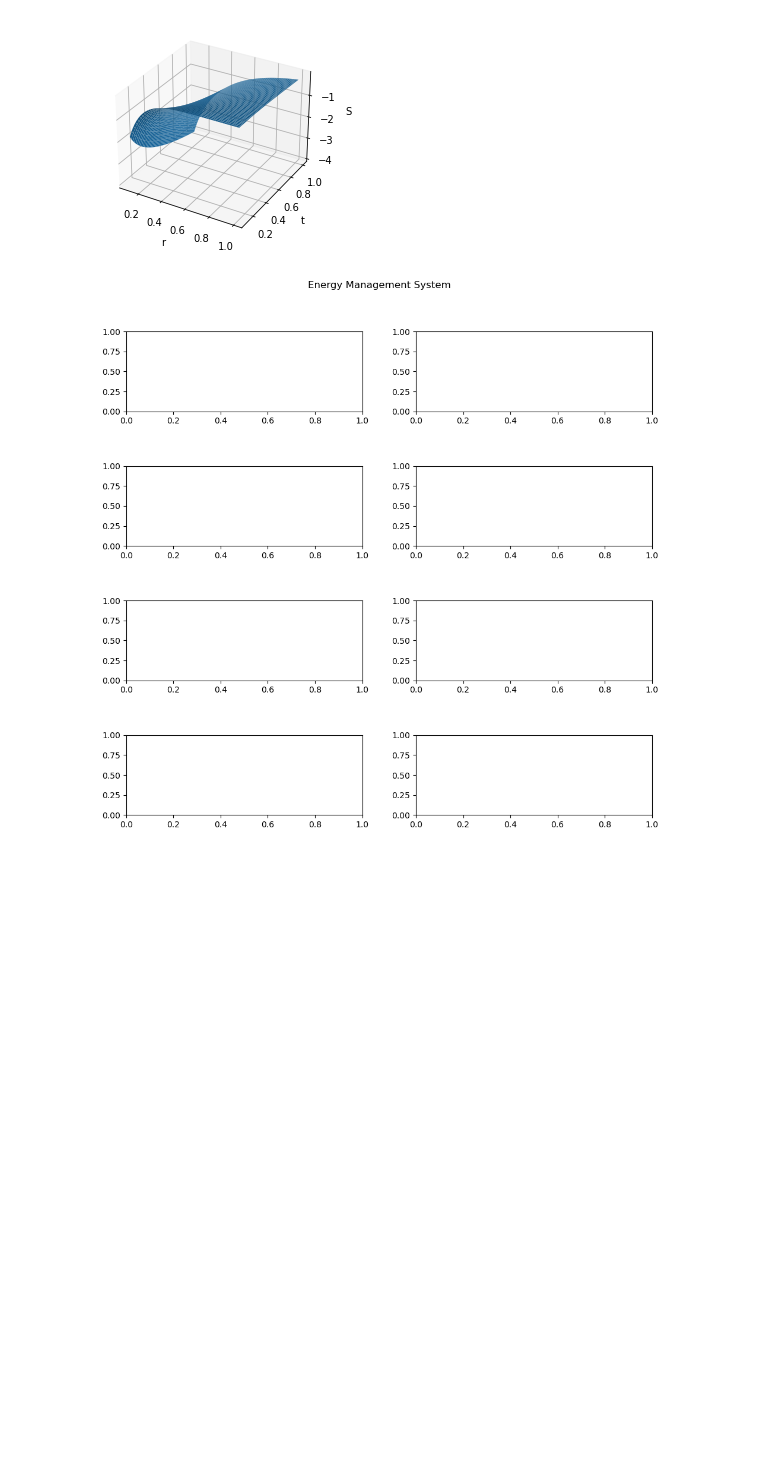
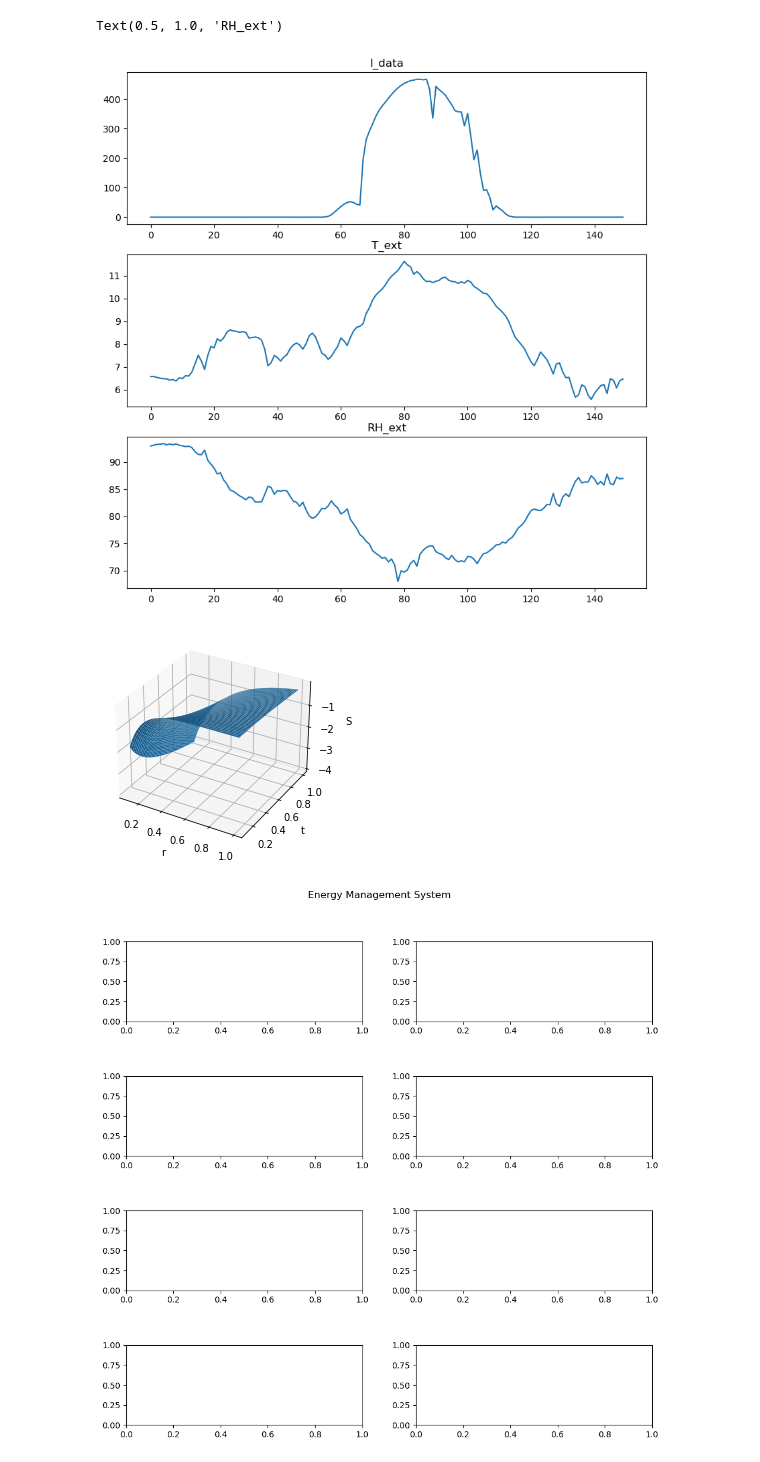
Before and after one commit to Claudio-zb/RL_WEF_MS, a Jupyter notebook: proando.ipynb, the cells around one changed output. Drawn from its saved outputs; the diff is of its cells as text; code cells hidden in the pictures; blank space fills up the shorter version.

```diff
--- a/proando.ipynb
+++ b/proando.ipynb
@@ -7,3 +84,16 @@ import numpy as np
+# %%
+fig, axs = plt.subplots(3,1, figsize=(10,10))
+axs[0].plot(gh_env.I_data)
+axs[0].set_title('I_data')
+
+axs[1].plot(gh_env.T_ext_data)
+axs[1].set_title('T_ext')
+
+axs[2].plot(gh_env.RH_ext_data)
+axs[2].set_title('RH_ext')
+# %% [output]
+Text(0.5, 1.0, 'RH_ext')
+[figure, added]
 # %%
 list_of_paths = ["training_results\ems\DQN_20240506_051439",
                  "training_results\ems\DQN_20240506_050557",
```
Also changed, not shown: parts of 9 cells of this notebook, 8 other files.
